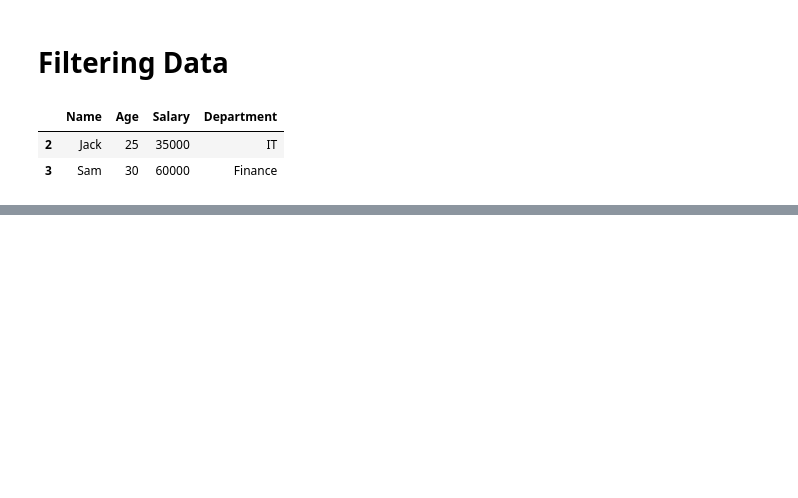
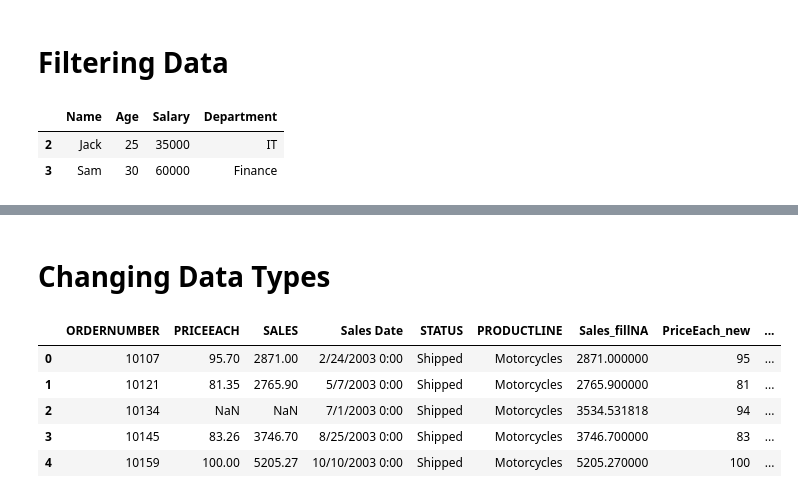
Before and after one commit to ANAS-10261/My-ML-Journey, a Jupyter notebook: Python/2. Data Analysis Frameworks/13.3 Data Manipulation With Pandas And Numpy.ipynb, the cells around one changed output, grey strips where cells are left out. Cells and saved outputs as stored; diff of their text form; code cells hidden in the pictures; blank space fills up the shorter version.

```diff
--- a/Python/2. Data Analysis Frameworks/13.3 Data Manipulation With Pandas And Numpy.ipynb
+++ b/Python/2. Data Analysis Frameworks/13.3 Data Manipulation With Pandas And Numpy.ipynb
@@ -212,0 +176,5 @@ product_analysis
+# %%
+## Renaming Columns
+
+df_csv = df_csv.rename(columns = {'Unnamed: 5' : 'Sales Date' }) ## IMP TO GIVE IN KEY VALUE PAIRS
+df_csv.head(5)
@@ -212,0 +208,20 @@ product_analysis
+# %% [markdown]
+# Changing Data Types
+# %%
+## Works for non missingg values
+df_csv['PriceEach_new'] = df_csv['PRICEEACH'].astype(int)
+# %%
+## If there are missing values in the particular field
+df_csv.loc[[2, 5, 8], 'PRICEEACH'] = np.nan  ## Creating missing values at 2 5 and 8th index
+
+## Changing datatypes of such first we add values on the missing fields and then change the datatypes
+df_csv['PRICEEACH_new'] = df_csv['PRICEEACH'].fillna(df_csv['PRICEEACH'].mean()).astype(int)
+# %%
+df_csv.head(5)
+# %% [output]
+|  | ORDERNUMBER | PRICEEACH | SALES | Sales Date | STATUS | PRODUCTLINE | Sales_fillNA | PriceEach_new | ... |
+| 0 | 10107 | 95.70 | 2871.00 | 2/24/2003 0:00 | Shipped | Motorcycles | 2871.000000 | 95 | ... |
+| 1 | 10121 | 81.35 | 2765.90 | 5/7/2003 0:00 | Shipped | Motorcycles | 2765.900000 | 81 | ... |
+| 2 | 10134 | NaN | NaN | 7/1/2003 0:00 | Shipped | Motorcycles | 3534.531818 | 94 | ... |
+| 3 | 10145 | 83.26 | 3746.70 | 8/25/2003 0:00 | Shipped | Motorcycles | 3746.700000 | 83 | ... |
+| 4 | 10159 | 100.00 | 5205.27 | 10/10/2003 0:00 | Shipped | Motorcycles | 5205.270000 | 100 | ... |
```
Also changed, not shown: parts of 41 cells of this notebook.
